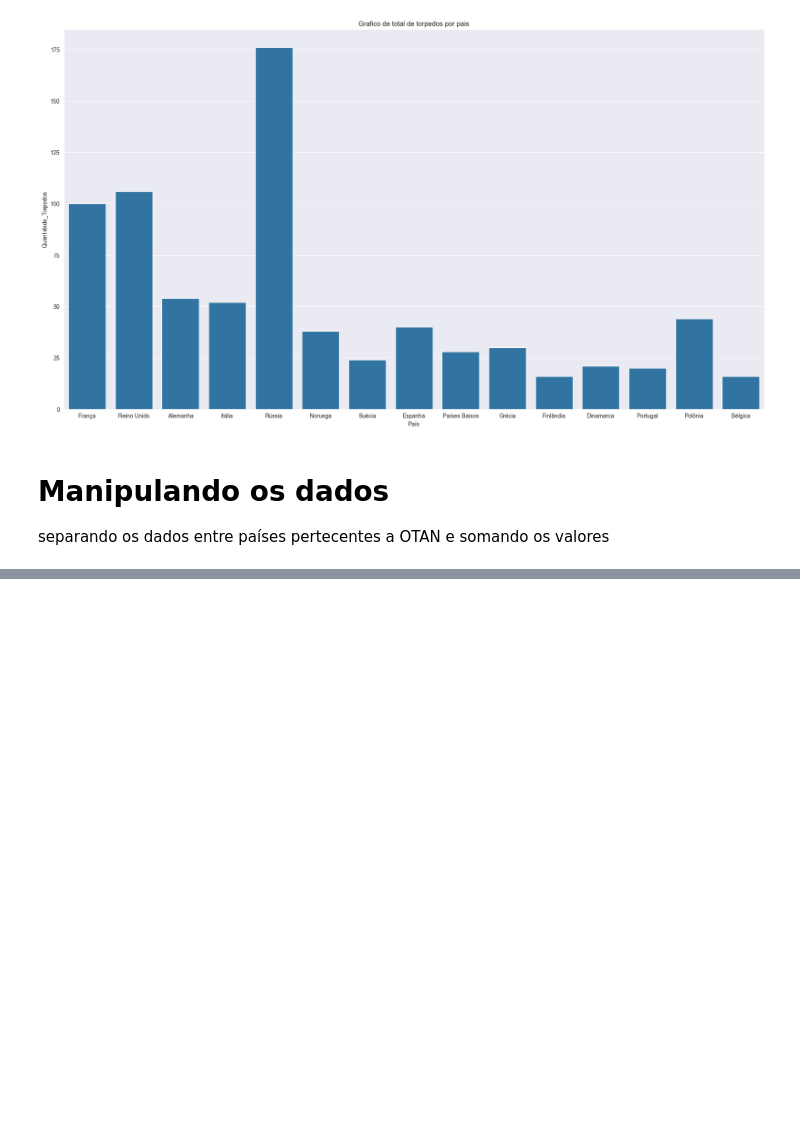
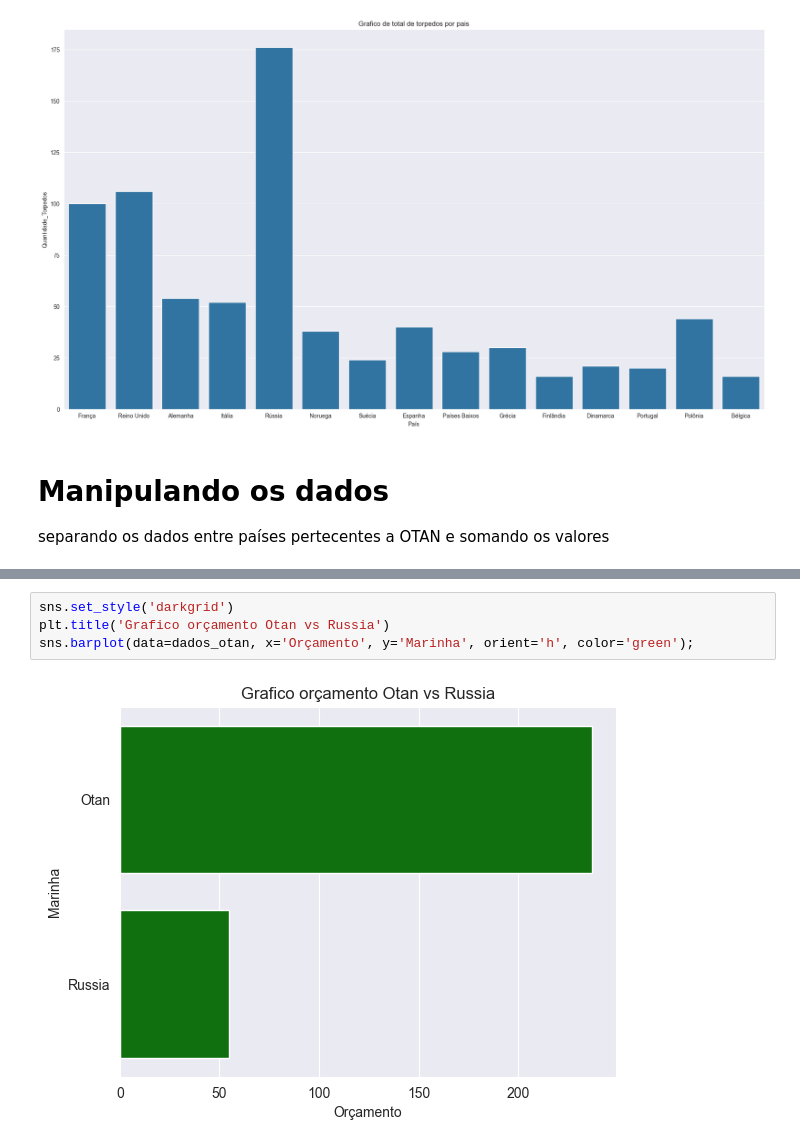
Before and after one commit to Samuelsilvestre/analytics_war, a Jupyter notebook: analttics/analytics_navy.ipynb, the cells around one changed output, grey strips where cells are left out. Drawn from its saved outputs; the diff is of its cells as text; blank space fills up the shorter version.

Commit message:
analise marinha parte3

```diff
--- a/analttics/analytics_navy.ipynb
+++ b/analttics/analytics_navy.ipynb
@@ -157,3 +157,9 @@ dados_otan.head()
 |  | Marinha | Corvetas | Fragatas | Destroyers | Submarinos | Porta-aviões | Total_Misseis | Total_Torpedos | ... |
 | 0 | Otan | 77 | 62 | 25 | 62 | 5 | 763 | 589 | ... |
 | 1 | Russia | 12 | 15 | 10 | 20 | 1 | 320 | 176 | ... |
+# %%
+sns.set_style('darkgrid')
+plt.title('Grafico orçamento Otan vs Russia')
+sns.barplot(data=dados_otan, x='Orçamento', y='Marinha', orient='h', color='green');
+# %% [output]
+[figure, added]
```
Also changed, not shown: parts of 3 cells of this notebook, 1 other file.
